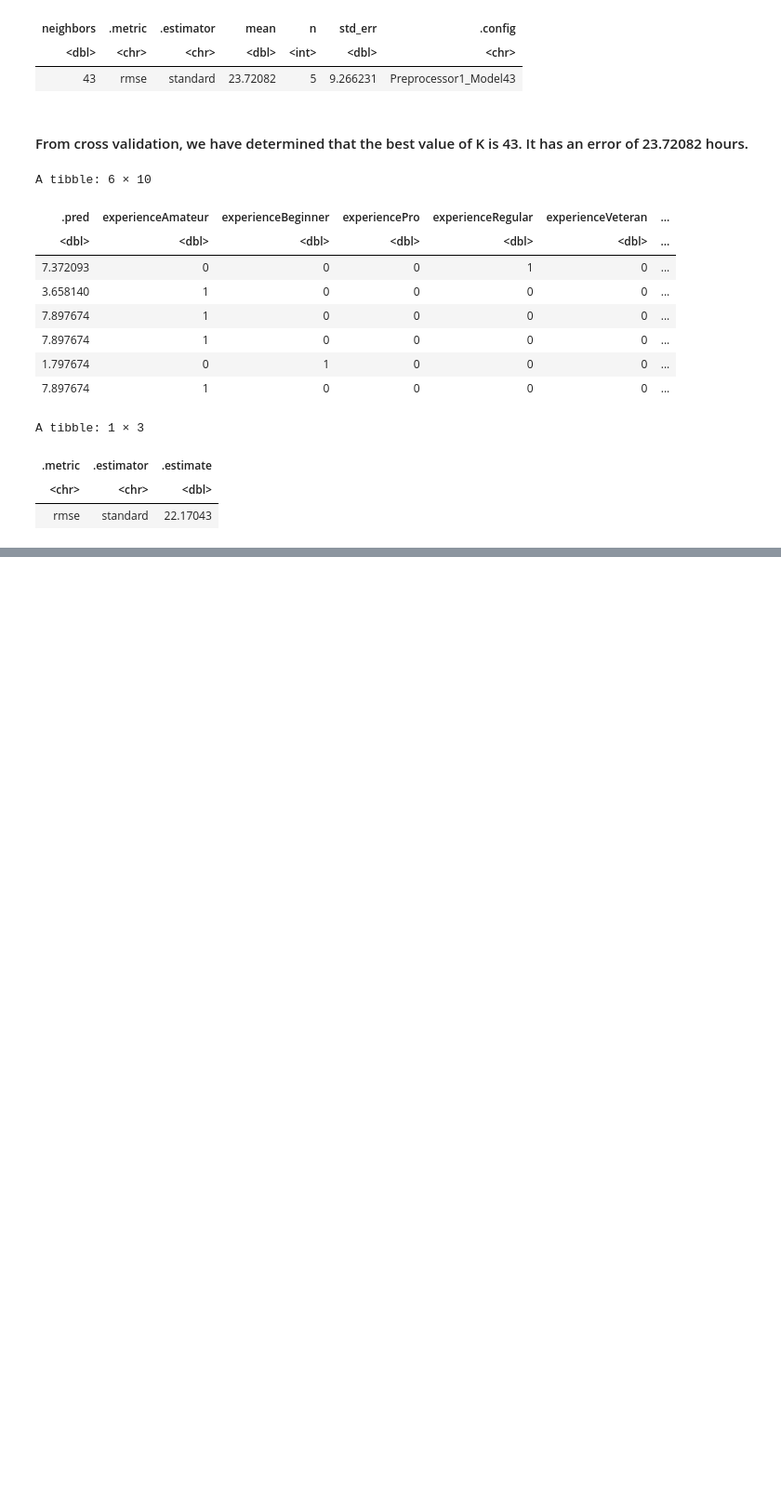
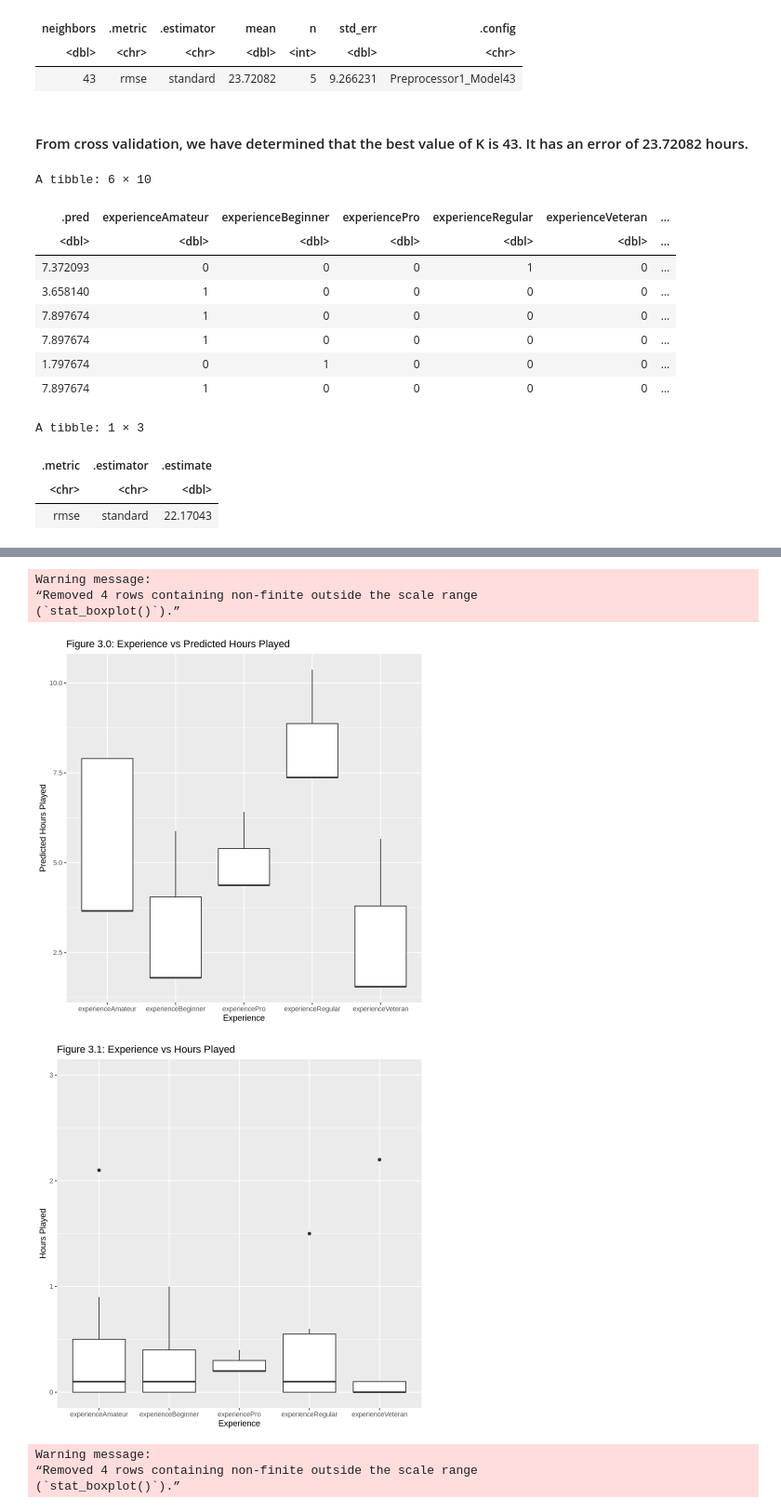
Before and after one commit to yuunvis/Group-Project, a Jupyter notebook: group_project-NEW.ipynb, the cells around one changed output, grey strips where cells are left out. Shown at 93% size. Cells and saved outputs as stored; diff of their text form; code cells hidden in the pictures; blank space fills up the shorter version.

```diff
--- a/group_project-NEW.ipynb
+++ b/group_project-NEW.ipynb
@@ -351,3 +337,19 @@ A tibble: 1 × 3
 | .metric | .estimator | .estimate |
 | <chr> | <chr> | <dbl> |
 | rmse | standard | 22.17043 |
+# %%
+#editing dataframe for visualization
+minecraft_longer <- minecraft_summary|>
+            pivot_longer(
+               cols = experienceAmateur:experienceVeteran,
+               names_to = "experience",
+               values_to = "experience_value")|>
+ pivot_longer(
+               cols = genderFemale:genderOther,
+               names_to = "gender",
+               values_to = "gender_value")
+
+
+minecraft_final<-minecraft_longer|>
+    filter(experience_value==1,gender_value==1)
+head(minecraft_final)
@@ -353,0 +366,40 @@ A tibble: 1 × 3
+# %%
+#creating visualizations
+plot_pred_exp <- ggplot(minecraft_final, aes(x = experience, y = .pred)) +
+              geom_boxplot()+
+              labs(title="Figure 3.0: Experience vs Predicted Hours Played",
+                  x="Experience",
+                  y="Predicted Hours Played")
+
+plot_real_exp <- ggplot(minecraft_final, aes(x = experience, y = played_hours)) +
+              geom_boxplot()+
+              ylim(0,3)+
+              labs(title="Figure 3.1: Experience vs Hours Played",
+                  x="Experience",
+                  y="Hours Played")
+
+plot_pred_exp
+plot_real_exp
+
+plot_pred_gen <- ggplot(minecraft_final, aes(x = gender, y = .pred)) +
+              geom_boxplot()+
+            labs(title="Figure 3.2: Gender vs Predicted Hours Played",
+                  x="Gender",
+                  y="Predicted Hours Played")
+
+plot_real_gen <- ggplot(minecraft_final, aes(x = gender, y = played_hours)) +
+              geom_boxplot()+
+              ylim(0,3)+
+              labs(title="Figure 3.3: Experience vs Hours Played",
+                  x="Experience",)
+plot_pred_gen
+plot_real_gen
+# %% [output]
+Warning message:
+“Removed 4 rows containing non-finite outside the scale range
+(`stat_boxplot()`).”
+[figure, added]
+[figure, added]
+Warning message:
+“Removed 4 rows containing non-finite outside the scale range
+(`stat_boxplot()`).”
```
Also changed, not shown: parts of 21 cells of this notebook.
